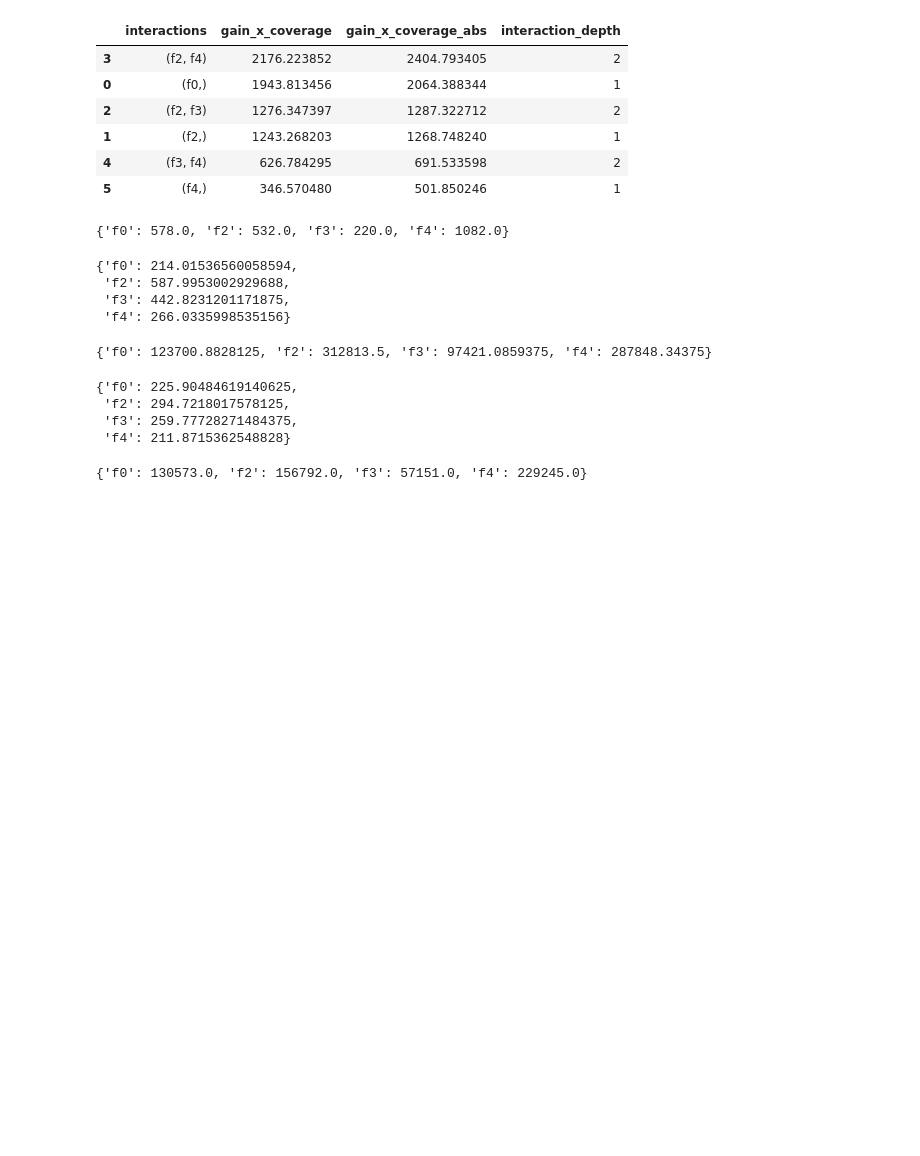
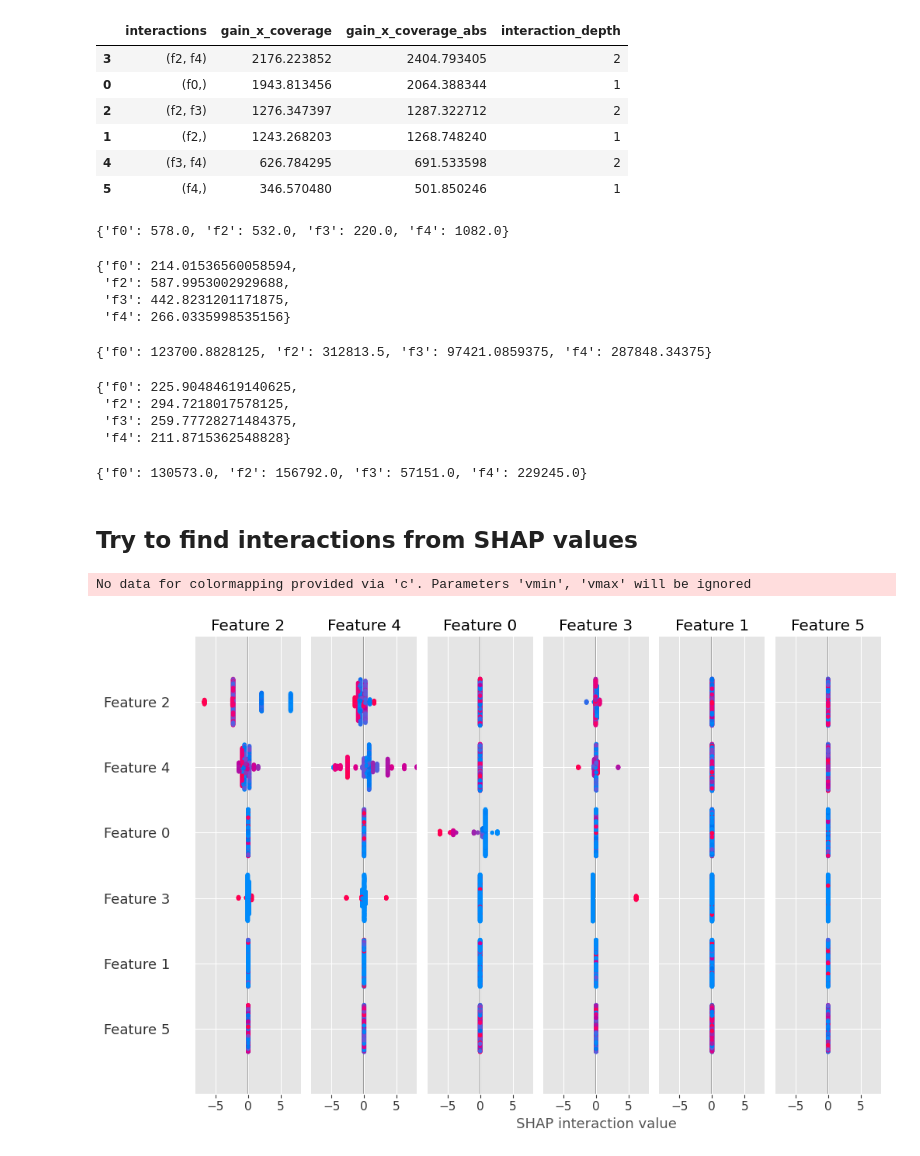
Before and after one commit to paulrobshannon/control_variables, a Jupyter notebook: control_variable_test.ipynb, the cells around one changed output. Cells and saved outputs as stored; diff of their text form; code cells hidden in the pictures; blank space fills up the shorter version.

Commit message:
shap interactions

```diff
--- a/control_variable_test.ipynb
+++ b/control_variable_test.ipynb
@@ -680,3 +681,13 @@ glm_xgb_model.get_score(importance_type = 'cover')
 glm_xgb_model.get_score(importance_type = 'total_cover')
 # %% [output]
 {'f0': 130573.0, 'f2': 156792.0, 'f3': 57151.0, 'f4': 229245.0}
+# %% [markdown]
+## Try to find interactions from SHAP values
+# %%
+explainer = shap.TreeExplainer(glm_xgb_model)
+shap_interaction_values = explainer.shap_interaction_values(dtrain)
+# %%
+shap.summary_plot(shap_interaction_values, glm_X_train)
+# %% [output]
+No data for colormapping provided via 'c'. Parameters 'vmin', 'vmax' will be ignored
+[figure, added]
```
Also changed, not shown: parts of 10 cells of this notebook.
